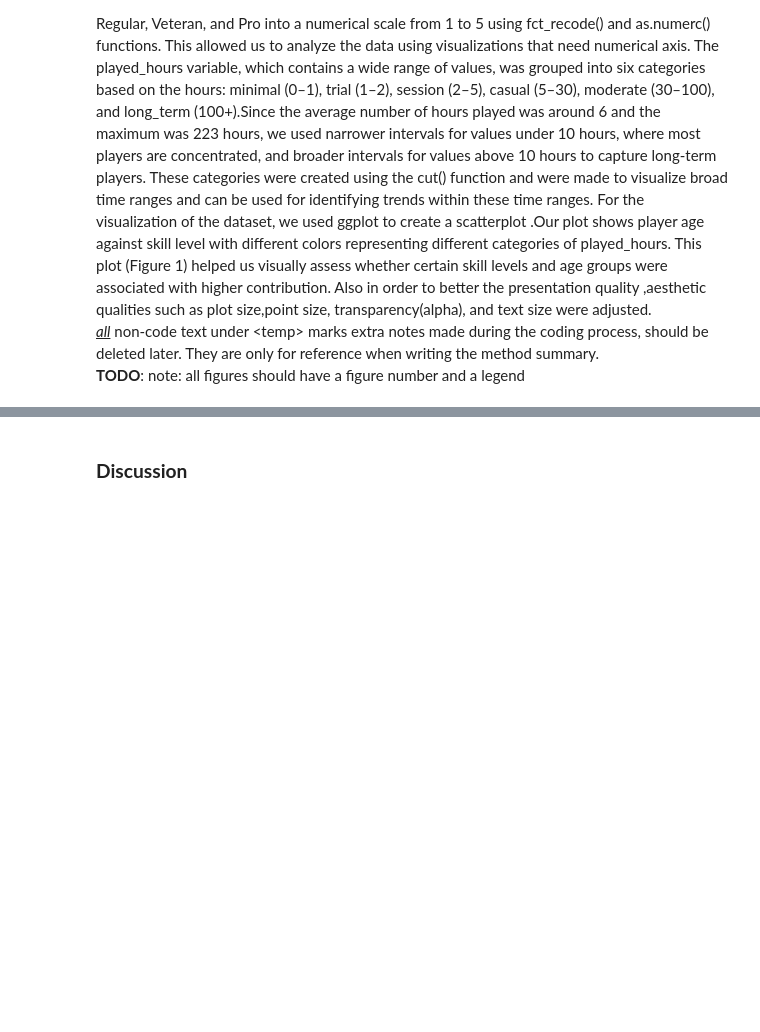
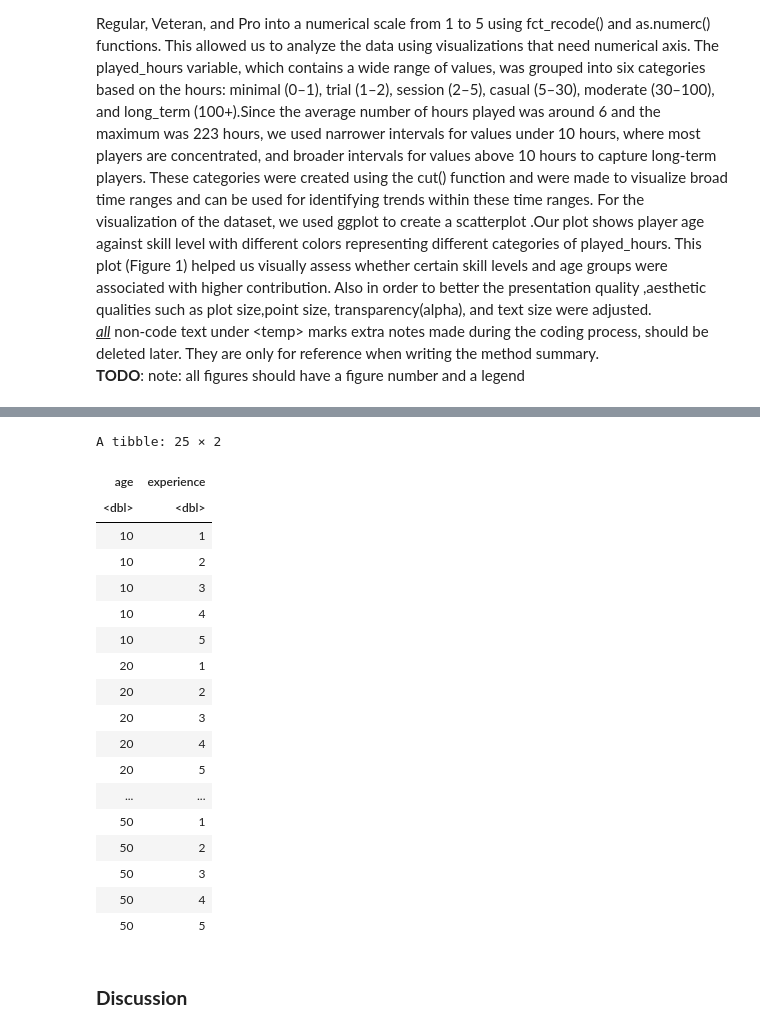
Before and after one commit to Jaye136/DSCI-100-project, a Jupyter notebook: project_version0.ipynb, the cells around one changed output, grey strips where cells are left out. Cells and saved outputs as stored; diff of their text form; code cells hidden in the pictures; blank space fills up the shorter version.

Commit message:
added labels and tibble
added labels and tibble

```diff
--- a/project_version0.ipynb
+++ b/project_version0.ipynb
@@ -132,3 +122,25 @@ players_exploratory_vis
+# %%
+tibble(age=c(10,10,10,10,10,20,20,20,20,20,30,30,30,30,30,40,40,40,40,40,50,50,50,50,50) , experience=c(1,2,3,4,5,1,2,3,4,5,1,2,3,4,5,1,2,3,4,5,1,2,3,4,5))
+# %% [output]
+A tibble: 25 × 2
+| age | experience |
+| <dbl> | <dbl> |
+| 10 | 1 |
+| 10 | 2 |
+| 10 | 3 |
+| 10 | 4 |
+| 10 | 5 |
+| 20 | 1 |
+| 20 | 2 |
+| 20 | 3 |
+| 20 | 4 |
+| 20 | 5 |
+| ... | ... |
+| 50 | 1 |
+| 50 | 2 |
+| 50 | 3 |
+| 50 | 4 |
+| 50 | 5 |
 # %%
 # perform data analysis
 # <temp>
```
Also changed, not shown: parts of 2 cells of this notebook.
